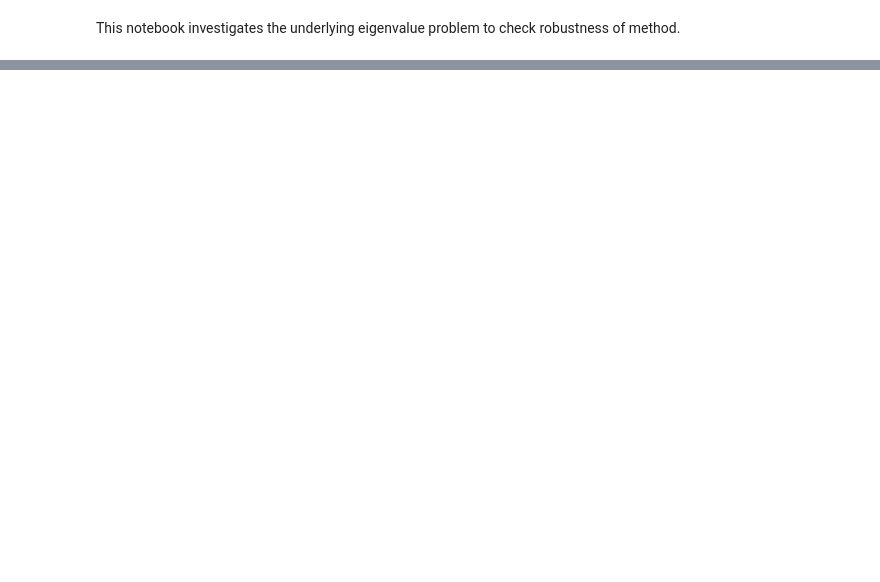
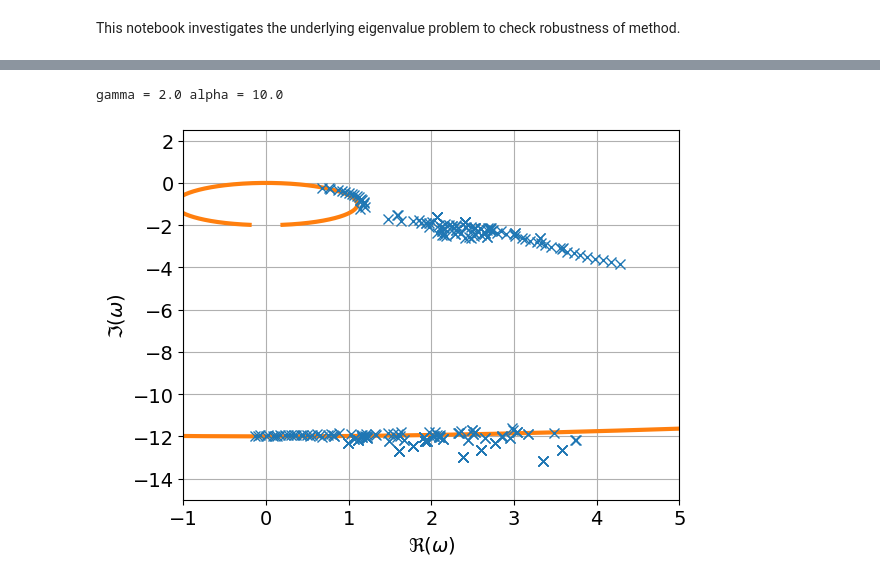
Before and after one commit to cpierer3/waves, a Jupyter notebook: starshaped_polynomial_EV.ipynb, the cells around one changed output, grey strips where cells are left out. Saved outputs shown, nothing was run; the diff lists cells and outputs as text; code cells hidden in the pictures; blank space fills up the shorter version.

```diff
--- a/starshaped_polynomial_EV.ipynb
+++ b/starshaped_polynomial_EV.ipynb
@@ -367,0 +461,5 @@ gamma = 2.0 alpha = 10.0
+# %%
+plot_results(lams, alpha, gamma, mu, w_shifts, R2, reference = False)
+# %% [output]
+gamma = 2.0 alpha = 10.0
+[figure, added]
```
Also changed, not shown: parts of 3 cells of this notebook, 48 other files.
